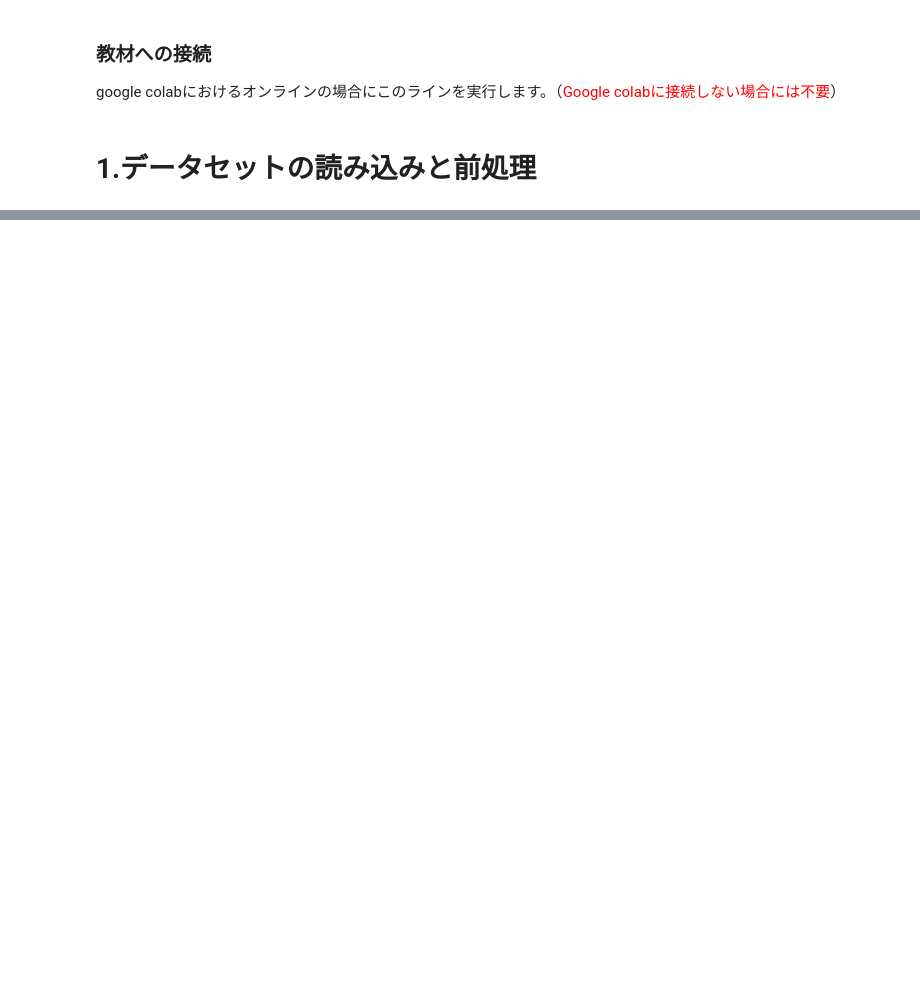
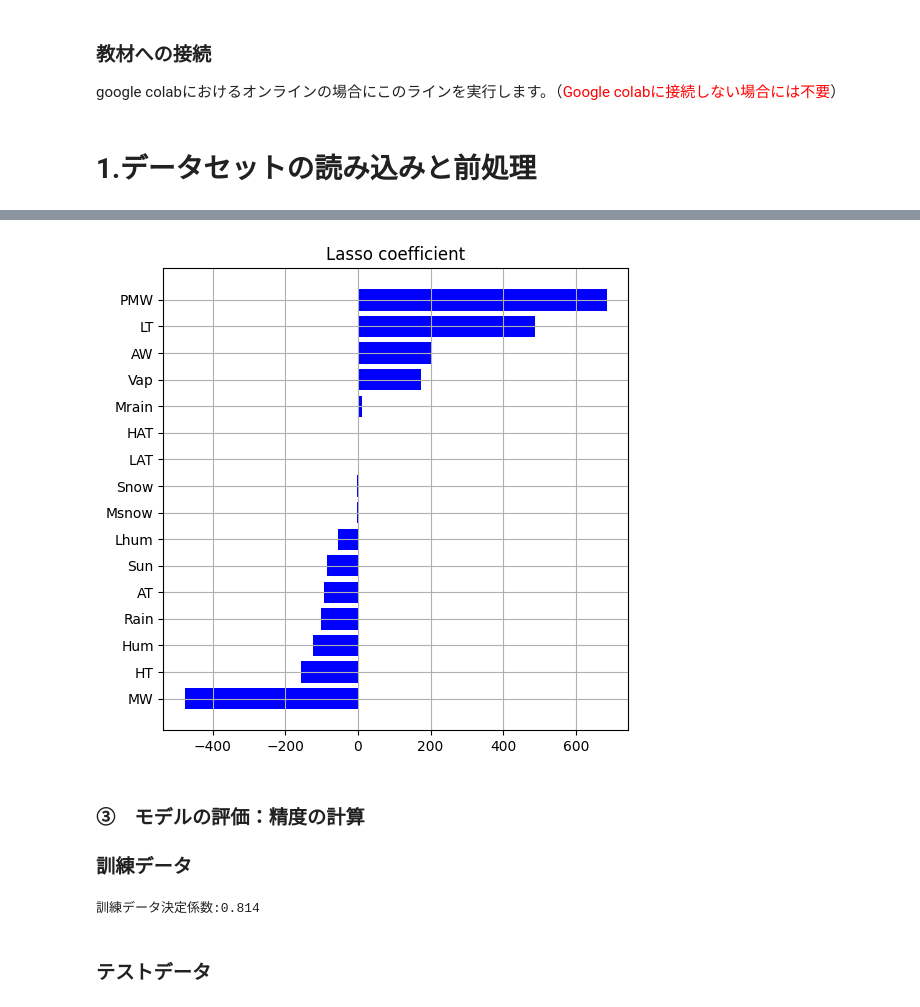
Before and after one commit to ARIM-ACADEMY-2026/Advanced_Tutorial_1_scikit-learn, a Jupyter notebook: Scikit-learn-4.ipynb, the cells around one changed output, grey strips where cells are left out. Cells and saved outputs as stored; diff of their text form; code cells hidden in the pictures; blank space fills up the shorter version.

```diff
--- a/Scikit-learn-4.ipynb
+++ b/Scikit-learn-4.ipynb
@@ -698,0 +387,7 @@ plt.show()
+# %%
+# Lasso回帰モデル
+from sklearn.linear_model import Lasso
+
+#予測器の作成
+model = Lasso()
+model.fit(X_train, y_train)
@@ -698,0 +408,3 @@ plt.show()
+# %%
+coef = pd.Series(model.coef_, index = X.columns)
+coef
@@ -698,0 +429,19 @@ plt.show()
+# %%
+# 回帰係数の可視化
+fig, ax = plt.subplots(figsize=(6,6))
+
+imp_coef = coef.sort_values()
+
+ax.barh(imp_coef.index,
+        imp_coef,
+        color ='blue')
+
+ax.grid()
+plt.title('Lasso coefficient')
+
+plt.show()
+# %% [output]
+[figure, added]
+# %% [markdown]
+### ③　モデルの評価：精度の計算
+### 訓練データ
@@ -698,0 +451,8 @@ plt.show()
+# %%
+# 訓練データの精度
+r2_score = model.score(X_train, y_train)
+print('訓練データ決定係数:{:.3f}'.format(r2_score))
+# %% [output]
+訓練データ決定係数:0.814
+# %% [markdown]
+### テストデータ
```
Also changed, not shown: parts of 124 cells of this notebook, 6 other files.
